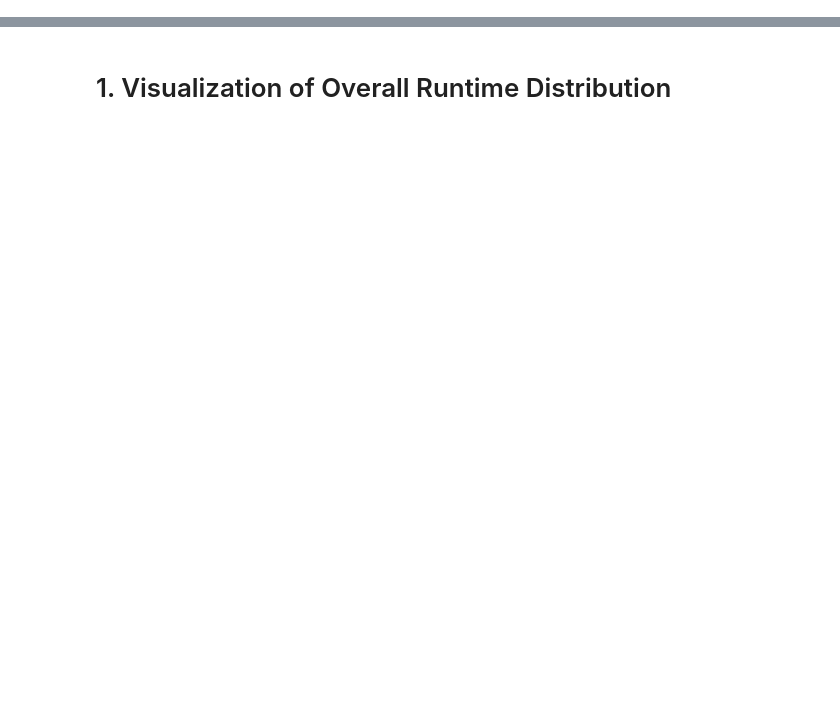
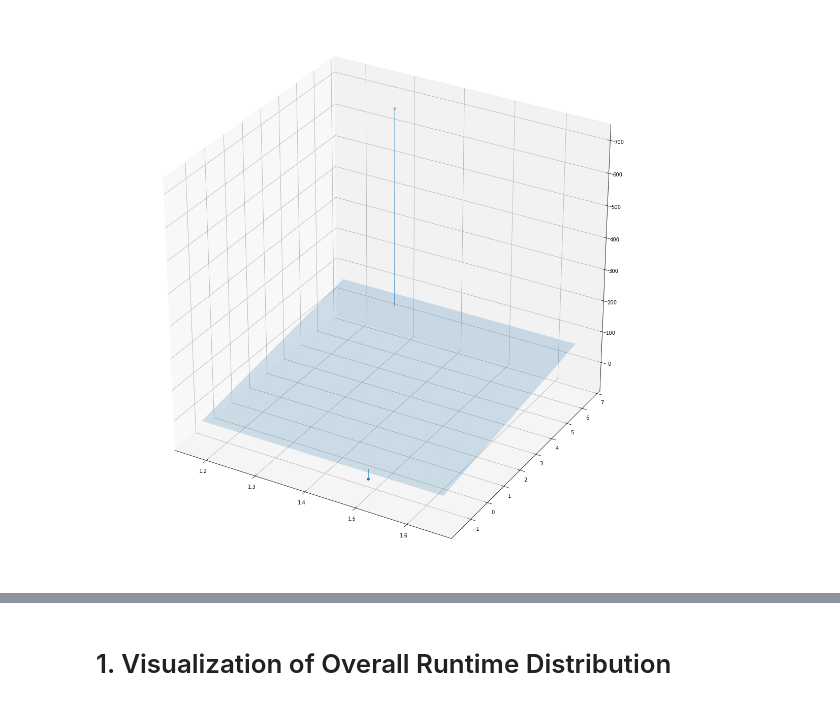
Before and after one commit to fmohr/tpami2021-pipelineruntimeprediction, a Jupyter notebook: python/1 - Classifier Runtimes.ipynb, the cells around one changed output, grey strips where cells are left out. Saved outputs shown, nothing was run; the diff lists cells and outputs as text; code cells hidden in the pictures; blank space fills up the shorter version.

```diff
--- a/python/1 - Classifier Runtimes.ipynb
+++ b/python/1 - Classifier Runtimes.ipynb
@@ -25 +32,45 @@ dfDatasets = pd.read_csv("data/datasets.csv")
+# %%
+def plotPlane(a1, a2, intersept=0, x_from = -1, x_to = 1, y_from = -1, y_to = 1, ax=None):
+    if ax is None:
+        fig = plt.figure()
+        ax = fig.gca(projection='3d')
+
+    # create meshgrid
+    x = np.linspace(x_from,x_to,10)
+    y = np.linspace(y_from,y_to,10)
+    X,Y = np.meshgrid(x,y)
+    Z=a1*X + a2*Y + intersept
+
+    surf = ax.plot_surface(X, Y, Z, alpha=0.2)
+
+def scatterplane(X, Y, Z, a1, a2, intersept=0, ax=None):
+    if ax is None:
+        fig = plt.figure()
+        ax = fig.gca(projection='3d')
+
+    from_x = min(X) - np.abs(min(X)) * 0.1
+    to_x = max(X) + np.abs(max(X)) * 0.1
+    from_y = min(Y) - np.abs(min(Y)) * 0.1
+    to_y = max(Y) + np.abs(max(Y)) * 0.1
+
+    # plot plane
+    plotPlane(a1, a2, intersept, from_x, to_x, from_y, to_y, ax=ax)
+
+    # scatter points
+    ax.scatter(X, Y, Z)
+
+    # connect points with plane
+    for i, x in enumerate(X):
+        y = Y[i]
+        z = Z[i]
+        plane = a1*x + a2*y + intersept
+        minZ = min(plane, z)
+        maxZ = max(plane, z)
+        ax.plot([x,x], [y,y], [minZ,maxZ], color="C0", linewidth=1)
+
+fig = plt.figure(figsize=(20,20))
+ax = fig.gca(projection='3d')
+scatterplane([1.5,1.3], [-1.4, 6], [-40, 695], 4, 10,ax=ax)
+# %% [output]
+[figure, added]
 # %%
```
Also changed, not shown: parts of 8 cells of this notebook, 48 other files.
